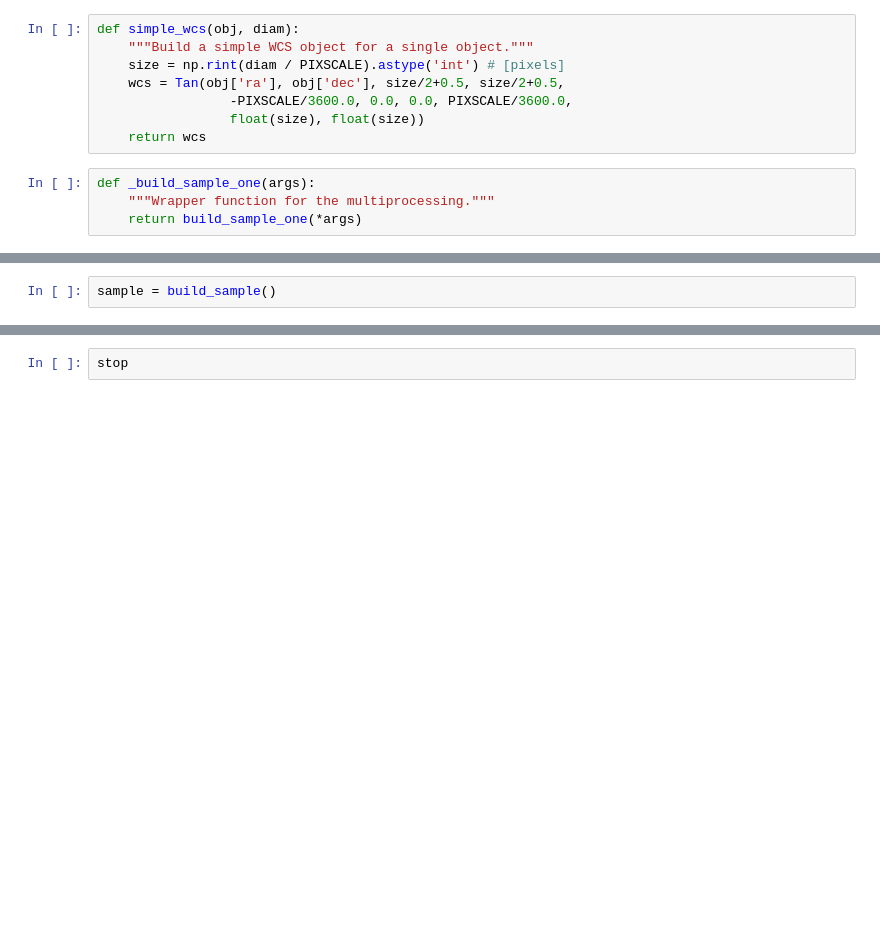
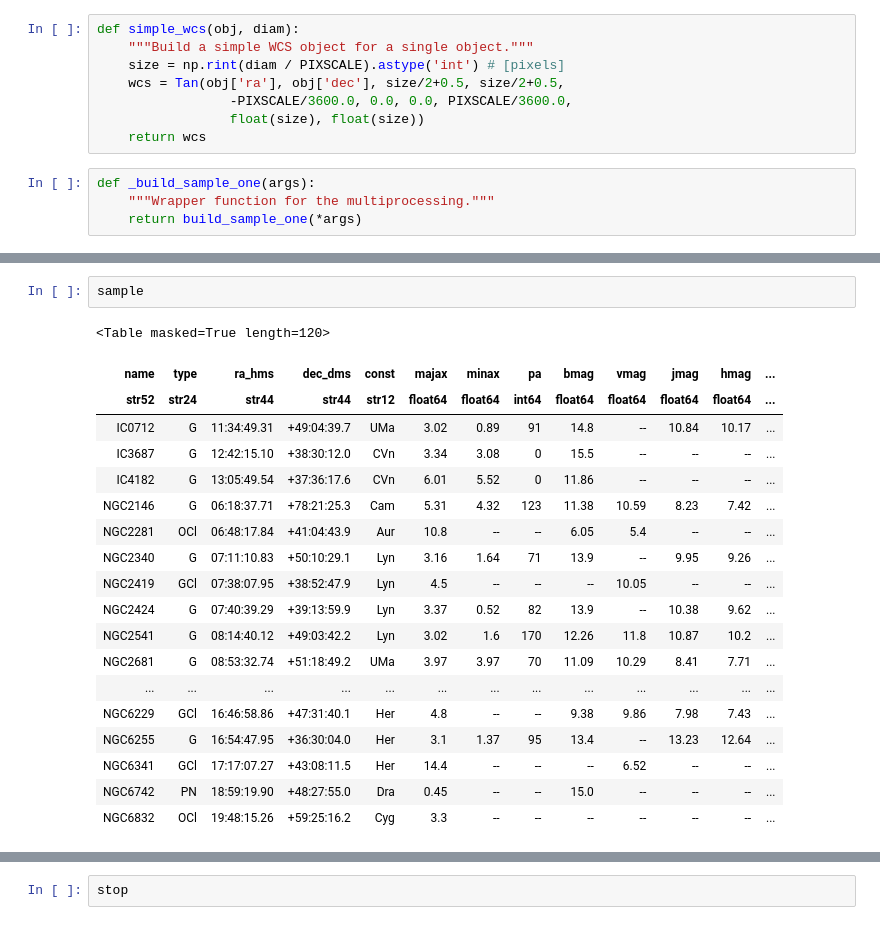
Before and after one commit to legacysurvey/legacypipe, a Jupyter notebook: doc/nb/legacysurvey-gallery-dr6.ipynb, the cells around one changed output, grey strips where cells are left out. Cells and saved outputs as stored; diff of their text form; blank space fills up the shorter version.

```diff
--- a/doc/nb/legacysurvey-gallery-dr6.ipynb
+++ b/doc/nb/legacysurvey-gallery-dr6.ipynb
@@ -274,2 +315,22 @@ def build_sample(factor=1.0):
 # %%
-sample = build_sample()
+sample
+# %% [output]
+<Table masked=True length=120>
+| name | type | ra_hms | dec_dms | const | majax | minax | pa | bmag | vmag | jmag | hmag | ... |
+| str52 | str24 | str44 | str44 | str12 | float64 | float64 | int64 | float64 | float64 | float64 | float64 | ... |
+| IC0712 | G | 11:34:49.31 | +49:04:39.7 | UMa | 3.02 | 0.89 | 91 | 14.8 | -- | 10.84 | 10.17 | ... |
+| IC3687 | G | 12:42:15.10 | +38:30:12.0 | CVn | 3.34 | 3.08 | 0 | 15.5 | -- | -- | -- | ... |
+| IC4182 | G | 13:05:49.54 | +37:36:17.6 | CVn | 6.01 | 5.52 | 0 | 11.86 | -- | -- | -- | ... |
+| NGC2146 | G | 06:18:37.71 | +78:21:25.3 | Cam | 5.31 | 4.32 | 123 | 11.38 | 10.59 | 8.23 | 7.42 | ... |
+| NGC2281 | OCl | 06:48:17.84 | +41:04:43.9 | Aur | 10.8 | -- | -- | 6.05 | 5.4 | -- | -- | ... |
+| NGC2340 | G | 07:11:10.83 | +50:10:29.1 | Lyn | 3.16 | 1.64 | 71 | 13.9 | -- | 9.95 | 9.26 | ... |
+| NGC2419 | GCl | 07:38:07.95 | +38:52:47.9 | Lyn | 4.5 | -- | -- | -- | 10.05 | -- | -- | ... |
+| NGC2424 | G | 07:40:39.29 | +39:13:59.9 | Lyn | 3.37 | 0.52 | 82 | 13.9 | -- | 10.38 | 9.62 | ... |
+| NGC2541 | G | 08:14:40.12 | +49:03:42.2 | Lyn | 3.02 | 1.6 | 170 | 12.26 | 11.8 | 10.87 | 10.2 | ... |
+| NGC2681 | G | 08:53:32.74 | +51:18:49.2 | UMa | 3.97 | 3.97 | 70 | 11.09 | 10.29 | 8.41 | 7.71 | ... |
+| ... | ... | ... | ... | ... | ... | ... | ... | ... | ... | ... | ... | ... |
+| NGC6229 | GCl | 16:46:58.86 | +47:31:40.1 | Her | 4.8 | -- | -- | 9.38 | 9.86 | 7.98 | 7.43 | ... |
+| NGC6255 | G | 16:54:47.95 | +36:30:04.0 | Her | 3.1 | 1.37 | 95 | 13.4 | -- | 13.23 | 12.64 | ... |
+| NGC6341 | GCl | 17:17:07.27 | +43:08:11.5 | Her | 14.4 | -- | -- | -- | 6.52 | -- | -- | ... |
+| NGC6742 | PN | 18:59:19.90 | +48:27:55.0 | Dra | 0.45 | -- | -- | 15.0 | -- | -- | -- | ... |
+| NGC6832 | OCl | 19:48:15.26 | +59:25:16.2 | Cyg | 3.3 | -- | -- | -- | -- | -- | -- | ... |
```
Also changed, not shown: parts of 65 cells of this notebook.
